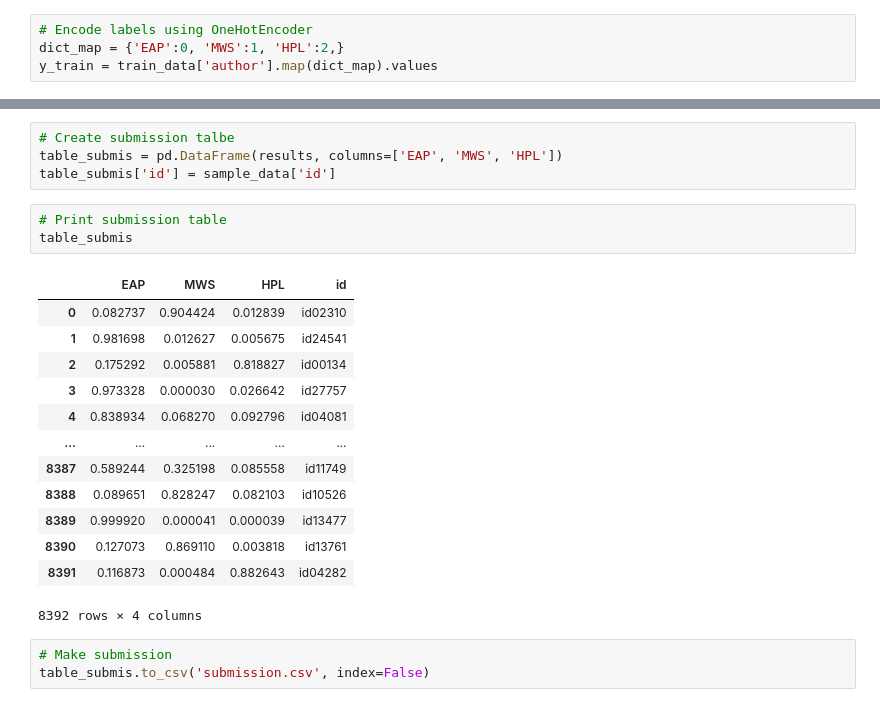
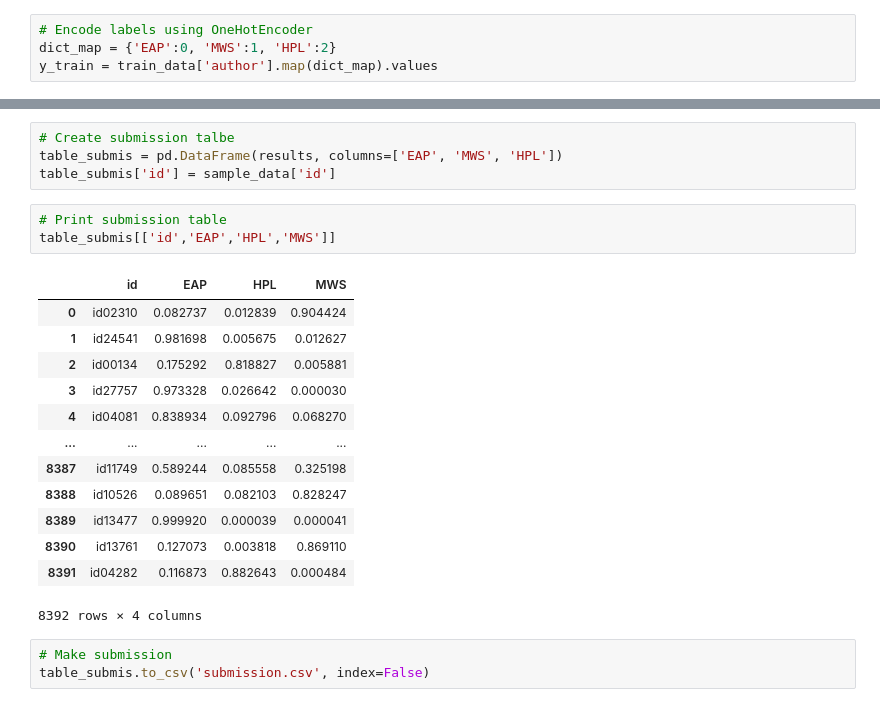
Before and after one commit to jaymanvirk/kaggle_spooky_author_identification, a Jupyter notebook: spooky_author_identification.ipynb, the cells around one changed output, grey strips where cells are left out. Cells and saved outputs as stored; diff of their text form.

Commit message:
updated submission

```diff
--- a/spooky_author_identification.ipynb
+++ b/spooky_author_identification.ipynb
@@ -407,7 +407,7 @@ del scaler
 Label encoding works better in model training because it converts categorical labels into numerical representations, allowing algorithms to process them mathematically.
 # %%
 # Encode labels using OneHotEncoder
-dict_map = {'EAP':0, 'MWS':1, 'HPL':2,}
+dict_map = {'EAP':0, 'MWS':1, 'HPL':2}
 y_train = train_data['author'].map(dict_map).values
 # %%
 # Cleaning
@@ -669,20 +669,20 @@ table_submis = pd.DataFrame(results, columns=['EAP', 'MWS', 'HPL'])
 table_submis['id'] = sample_data['id']
 # %%
 # Print submission table
-table_submis
+table_submis[['id','EAP','HPL','MWS']]
 # %% [output]
-|  | EAP | MWS | HPL | id |
-| 0 | 0.082737 | 0.904424 | 0.012839 | id02310 |
-| 1 | 0.981698 | 0.012627 | 0.005675 | id24541 |
-| 2 | 0.175292 | 0.005881 | 0.818827 | id00134 |
-| 3 | 0.973328 | 0.000030 | 0.026642 | id27757 |
-| 4 | 0.838934 | 0.068270 | 0.092796 | id04081 |
+|  | id | EAP | HPL | MWS |
+| 0 | id02310 | 0.082737 | 0.012839 | 0.904424 |
+| 1 | id24541 | 0.981698 | 0.005675 | 0.012627 |
+| 2 | id00134 | 0.175292 | 0.818827 | 0.005881 |
+| 3 | id27757 | 0.973328 | 0.026642 | 0.000030 |
+| 4 | id04081 | 0.838934 | 0.092796 | 0.068270 |
 | ... | ... | ... | ... | ... |
-| 8387 | 0.589244 | 0.325198 | 0.085558 | id11749 |
-| 8388 | 0.089651 | 0.828247 | 0.082103 | id10526 |
-| 8389 | 0.999920 | 0.000041 | 0.000039 | id13477 |
-| 8390 | 0.127073 | 0.869110 | 0.003818 | id13761 |
-| 8391 | 0.116873 | 0.000484 | 0.882643 | id04282 |
+| 8387 | id11749 | 0.589244 | 0.085558 | 0.325198 |
+| 8388 | id10526 | 0.089651 | 0.082103 | 0.828247 |
+| 8389 | id13477 | 0.999920 | 0.000039 | 0.000041 |
+| 8390 | id13761 | 0.127073 | 0.003818 | 0.869110 |
+| 8391 | id04282 | 0.116873 | 0.882643 | 0.000484 |
 8392 rows × 4 columns
 # %%
 # Make submission
```
